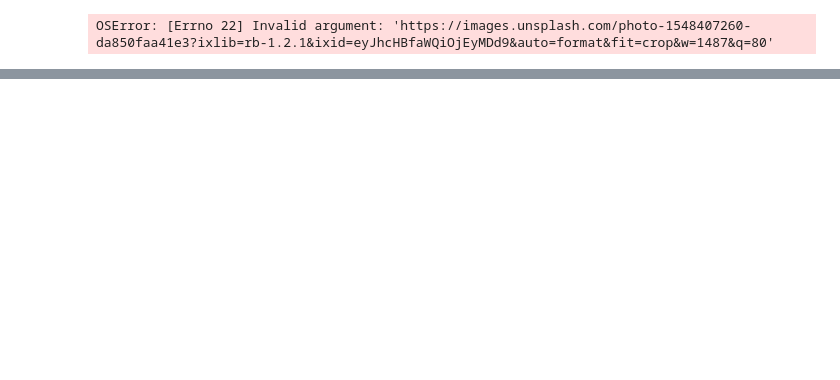
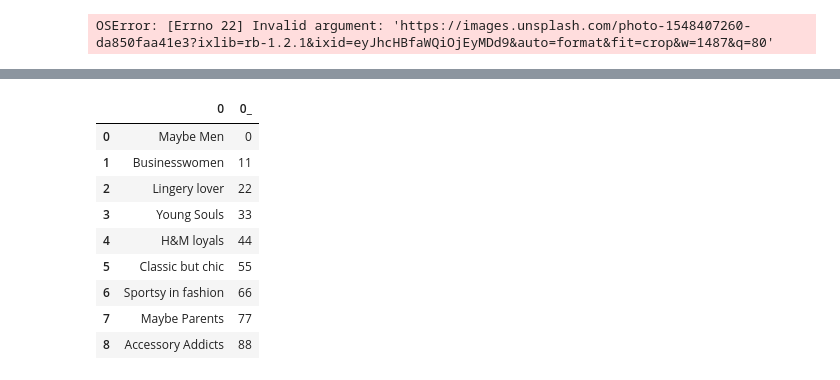
Before and after one commit to msong-ds/hnm_recommendation, a Jupyter notebook: src/2_streamlit_app.ipynb, the cells around one changed output, grey strips where cells are left out. Drawn from its saved outputs; the diff is of its cells as text; code cells hidden in the pictures; blank space fills up the shorter version.

Commit message:
added summary table, ready to be published

```diff
--- a/src/2_streamlit_app.ipynb
+++ b/src/2_streamlit_app.ipynb
@@ -89,0 +126,12 @@ OSError: [Errno 22] Invalid argument: 'https://images.unsplash.com/photo-1548407
+# %%
+cluster_to_name = {'0': 'Maybe Men',
+                      '1': 'Businesswomen',
+                      '2': 'Lingery lover',
+                      '3': 'Young Souls',
+                      '4': 'H&M loyals',
+                      '5': 'Classic but chic',
+                      '6': 'Sportsy in fashion',
+                      '7': 'Maybe Parents',
+                      '8': 'Accessory Addicts'
+                     }
+asdf = np.array([0,11,22,33,44,55,66,77,88])
@@ -89,0 +151,13 @@ OSError: [Errno 22] Invalid argument: 'https://images.unsplash.com/photo-1548407
+# %%
+pd.DataFrame(cluster_to_name.values()).join(pd.DataFrame(asdf),rsuffix="_")
+# %% [output]
+|  | 0 | 0_ |
+| 0 | Maybe Men | 0 |
+| 1 | Businesswomen | 11 |
+| 2 | Lingery lover | 22 |
+| 3 | Young Souls | 33 |
+| 4 | H&M loyals | 44 |
+| 5 | Classic but chic | 55 |
+| 6 | Sportsy in fashion | 66 |
+| 7 | Maybe Parents | 77 |
+| 8 | Accessory Addicts | 88 |
```
Also changed, not shown: parts of 9 cells of this notebook, 4 other files.
